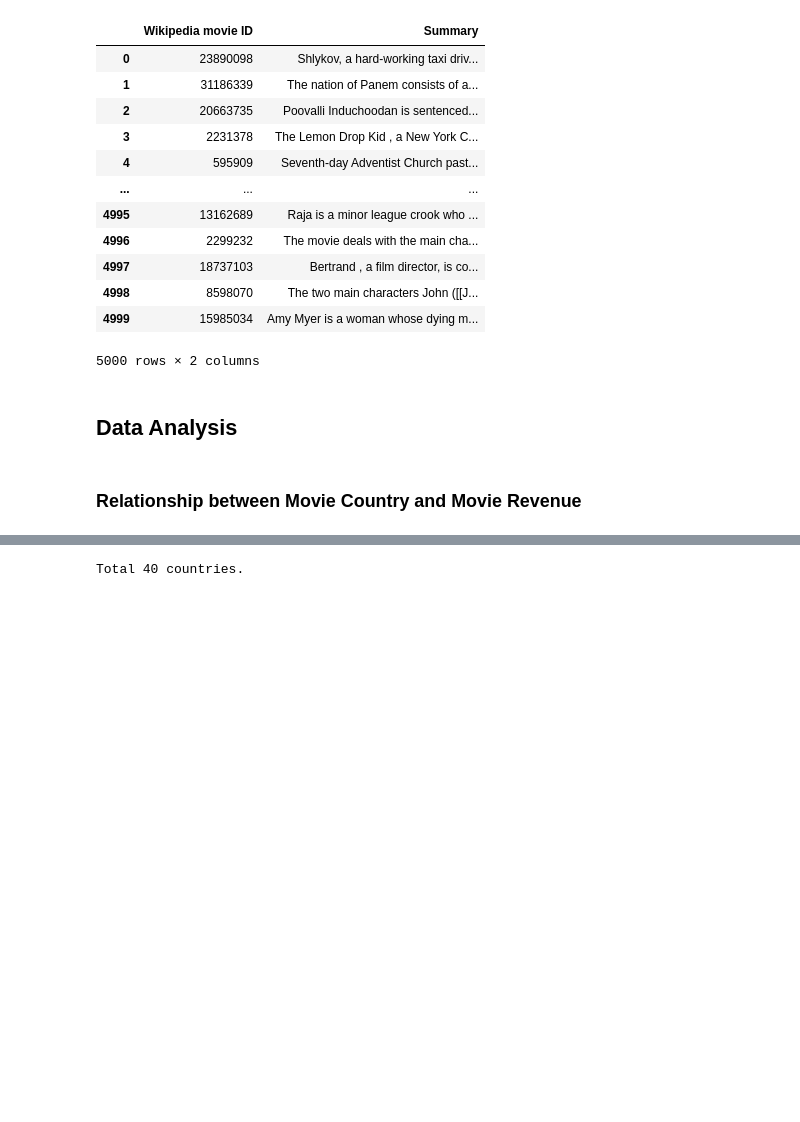
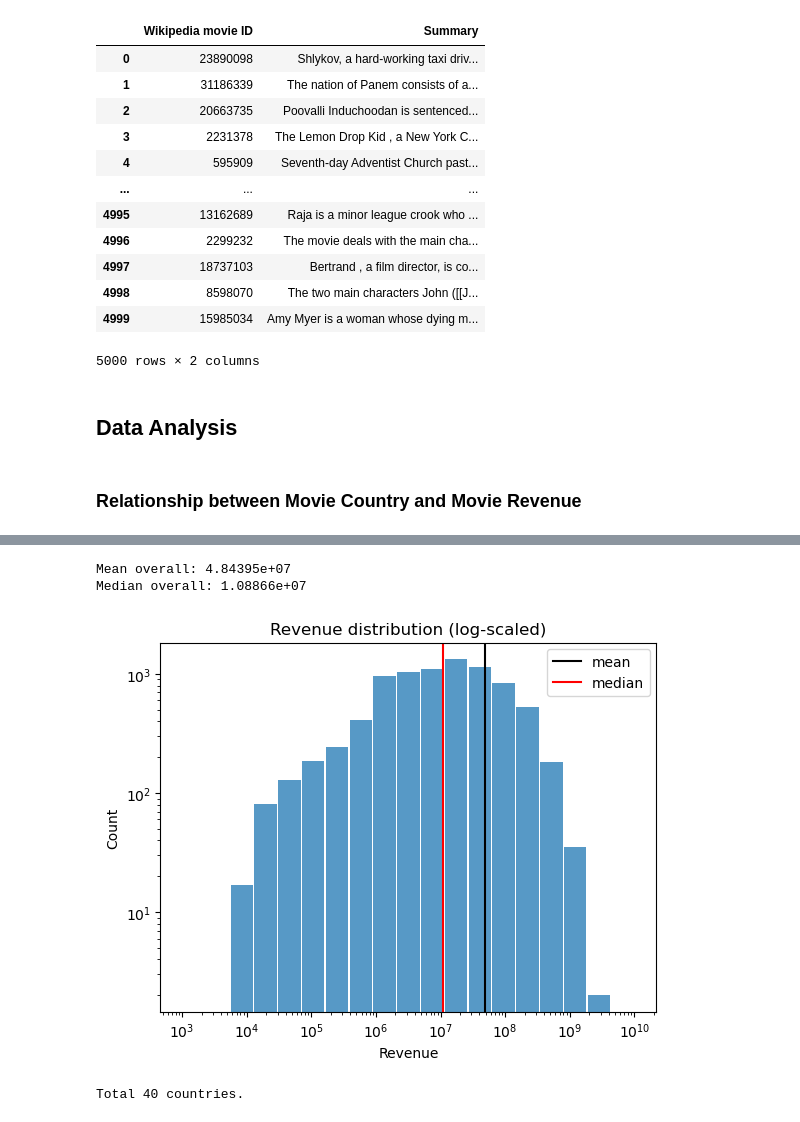
Before and after one commit to epfl-ada/ada-2022-project-datakungfu, a Jupyter notebook: pipeline.ipynb, the cells around one changed output, grey strips where cells are left out. Cells and saved outputs as stored; diff of their text form; code cells hidden in the pictures; blank space fills up the shorter version.

```diff
--- a/pipeline.ipynb
+++ b/pipeline.ipynb
@@ -244,3 +241,19 @@ df_movie.head()
+# %%
+bins = np.logspace(3, 10, 20)
+g = sns.histplot(x=df_movie["Revenue"], bins=bins, shrink=0.95)
+g.set_xscale("log")
+g.set_yscale("log")
+plt.axvline(df_movie["Revenue"].mean(), c='black', label="mean")
+plt.axvline(df_movie["Revenue"].median(), c='r', label="median")
+plt.legend()
+plt.title("Revenue distribution (log-scaled)")
+
+print("Mean overall: {:5g}".format(df_movie["Revenue"].mean()))
+print("Median overall: {:5g}".format(df_movie["Revenue"].median()))
+# %% [output]
+Mean overall: 4.84395e+07
+Median overall: 1.08866e+07
+[figure, added]
 # %%
 from collections import Counter, defaultdict
 
```
Also changed, not shown: parts of 8 cells of this notebook, 1 other file.
